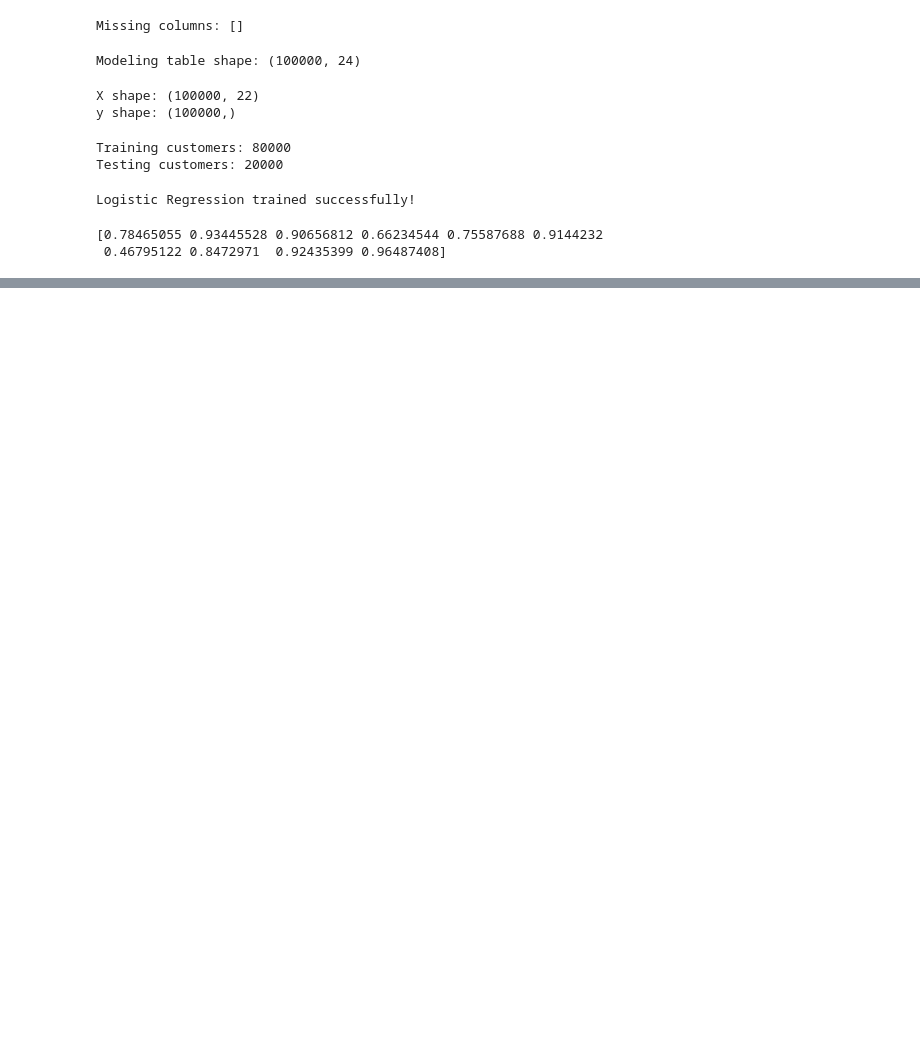
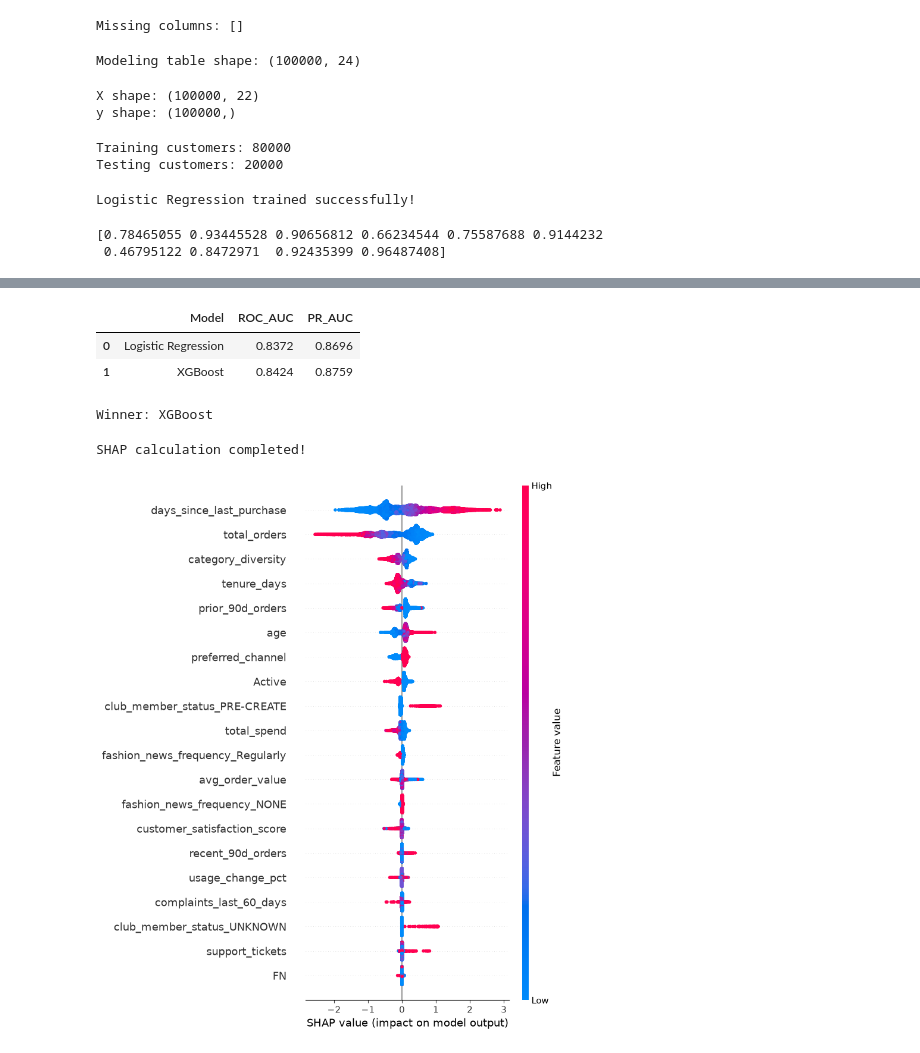
Before and after one commit to Pegu01/Customer-churn-intelligence, a Jupyter notebook: Notebooks/model_evaluation.ipynb, the cells around one changed output, grey strips where cells are left out. Saved outputs shown, nothing was run; the diff lists cells and outputs as text; code cells hidden in the pictures; blank space fills up the shorter version.

```diff
--- a/Notebooks/model_evaluation.ipynb
+++ b/Notebooks/model_evaluation.ipynb
@@ -206,3 +206,21 @@ print(logreg_probs[:10])
 # %% [output]
 [0.78465055 0.93445528 0.90656812 0.66234544 0.75587688 0.9144232
  0.46795122 0.8472971  0.92435399 0.96487408]
+# %%
+# Model 2: XGBoost
+# Now we're going to train a more powerful model
+
+xgb_model = xgb.XGBClassifier(
+    n_estimators=200,
+    max_depth=5,
+    learning_rate=0.05,
+    eval_metric='logloss',
+    random_state=42
+)
+# %%
+xgb_model.fit(
+    X_train,
+    y_train
+)
+
+print("XGBoost trained successfully!")
@@ -208,0 +327,60 @@ print(logreg_probs[:10])
+# %%
+# Compare the two models
+
+comparison = pd.DataFrame({
+    'Model': [
+        'Logistic Regression',
+        'XGBoost'
+    ],
+
+    'ROC_AUC': [
+        roc_auc_score(y_test, logreg_probs),
+        roc_auc_score(y_test, xgb_probs)
+    ],
+
+    'PR_AUC': [
+        average_precision_score(y_test, logreg_probs),
+        average_precision_score(y_test, xgb_probs)
+    ]
+})
+
+comparison['ROC_AUC'] = comparison['ROC_AUC'].round(4)
+comparison['PR_AUC'] = comparison['PR_AUC'].round(4)
+
+comparison
+# %% [output]
+|  | Model | ROC_AUC | PR_AUC |
+| 0 | Logistic Regression | 0.8372 | 0.8696 |
+| 1 | XGBoost | 0.8424 | 0.8759 |
+# %%
+# Determine the winning model
+
+winning_model = xgb_model
+winning_probs = xgb_probs
+
+print("Winner: XGBoost")
+# %% [output]
+Winner: XGBoost
+# %%
+# SHAP for XGBoost
+# SHAP (SHapley Additive exPlanations) explains why XGBoost made a particular prediction
+
+
+explainer = shap.TreeExplainer(xgb_model)
+
+shap_values = explainer.shap_values(X_test)
+
+print("SHAP calculation completed!")
+# %% [output]
+SHAP calculation completed!
+# %%
+# Visualize SHAP values
+# Global SHAP explanation this gives us the answer to: Which variables are most important in predicting customer churn?
+
+shap.summary_plot(
+    shap_values,
+    X_test,
+    show=True
+)
+# %% [output]
+[figure, added]
```
Also changed, not shown: parts of 19 cells of this notebook, 1 other file.
